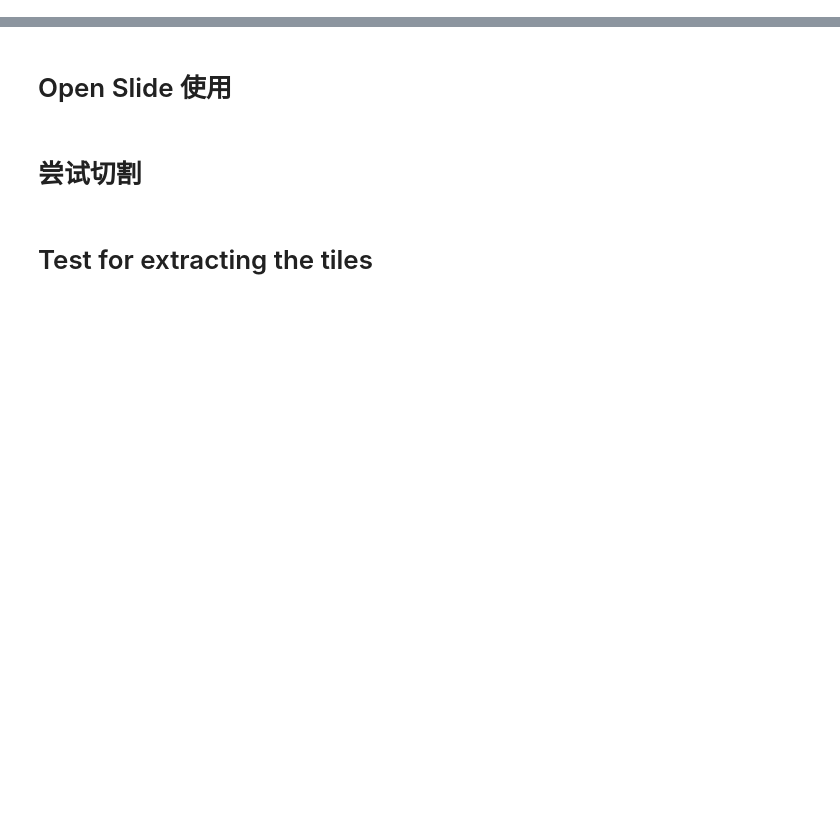
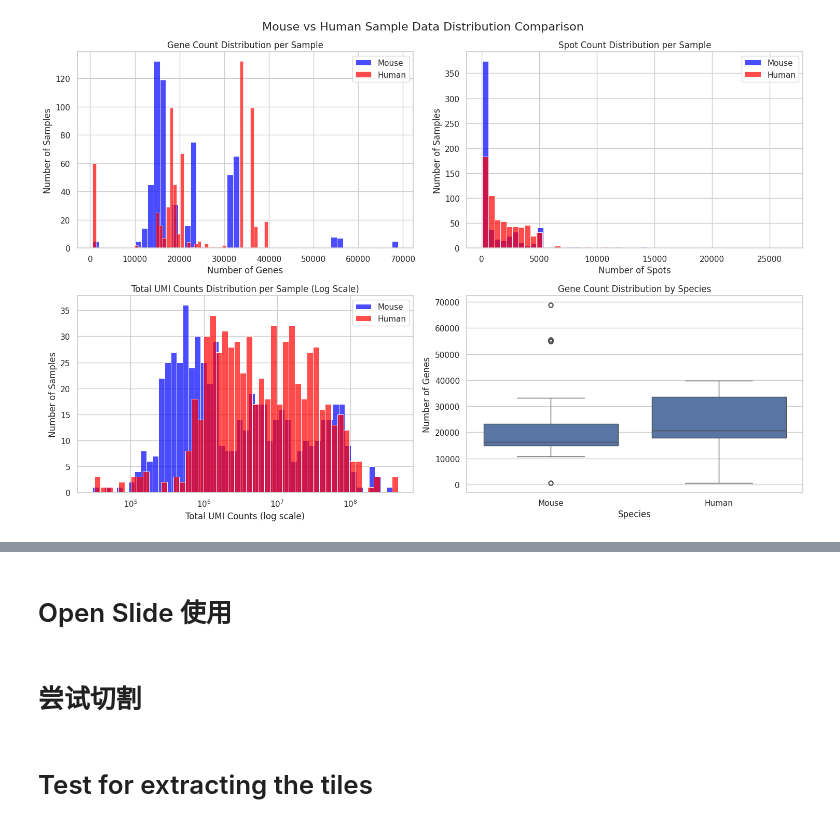
Before and after one commit to Biogod2020/ADiffusion, a Jupyter notebook: t1_data_test_view.ipynb, the cells around one changed output, grey strips where cells are left out. Cells and saved outputs as stored; diff of their text form; code cells hidden in the pictures; blank space fills up the shorter version.

```diff
--- a/t1_data_test_view.ipynb
+++ b/t1_data_test_view.ipynb
@@ -46,0 +230,91 @@ dataset.meta_df['species'].value_counts()
+# %%
+# Create separate statistics for mouse and human samples
+mouse_stats = []
+human_stats = []
+
+# Separate mouse and human sample statistics
+for stat in per_sample_stats:
+    sample_id = stat['sample_id']
+    # Find the corresponding sample object
+    sample_obj = next((s for s in all_samples if s.sample_id == sample_id), None)
+    if sample_obj:
+        # Load metadata to get species information
+        try:
+            sample_obj.load_st_data(lazy=True)
+            species = sample_obj.metadata_dict.get('species', 'Unknown')
+            stat_copy = stat.copy()
+            stat_copy['species'] = species
+
+            if species == 'Mus musculus':
+                mouse_stats.append(stat_copy)
+            elif species == 'Homo sapiens':
+                human_stats.append(stat_copy)
+        except:
+            continue
+
+# Convert to DataFrames
+mouse_df = pd.DataFrame(mouse_stats)
+human_df = pd.DataFrame(human_stats)
+
+print(f"Mouse samples: {len(mouse_df)}")
+print(f"Human samples: {len(human_df)}")
+
+# Create visualization comparing mouse and human distributions
+fig, axes = plt.subplots(2, 2, figsize=(15, 10))
+fig.suptitle('Mouse vs Human Sample Data Distribution Comparison', fontsize=16)
+
+# Plot 1: Gene count distribution comparison
+sns.histplot(data=mouse_df, x='n_genes', bins=50, alpha=0.7, label='Mouse', color='blue', ax=axes[0,0])
+sns.histplot(data=human_df, x='n_genes', bins=50, alpha=0.7, label='Human', color='red', ax=axes[0,0])
+axes[0,0].set_title('Gene Count Distribution per Sample')
+axes[0,0].set_xlabel('Number of Genes')
+axes[0,0].set_ylabel('Number of Samples')
+axes[0,0].legend()
+
+# Plot 2: Spot count distribution comparison
+sns.histplot(data=mouse_df, x='n_spots', bins=50, alpha=0.7, label='Mouse', color='blue', ax=axes[0,1])
+sns.histplot(data=human_df, x='n_spots', bins=50, alpha=0.7, label='Human', color='red', ax=axes[0,1])
+axes[0,1].set_title('Spot Count Distribution per Sample')
+axes[0,1].set_xlabel('Number of Spots')
+axes[0,1].set_ylabel('Number of Samples')
+axes[0,1].legend()
+
+# Plot 3: Total counts distribution comparison (log scale)
+mouse_total_counts = [float(c) for c in mouse_df['total_counts']]
+human_total_counts = [float(c) for c in human_df['total_counts']]
+
+sns.histplot(x=mouse_total_counts, bins=50, alpha=0.7, label='Mouse', color='blue', log_scale=True, ax=axes[1,0])
+sns.histplot(x=human_total_counts, bins=50, alpha=0.7, label='Human', color='red', log_scale=True, ax=axes[1,0])
+axes[1,0].set_title('Total UMI Counts Distribution per Sample (Log Scale)')
+axes[1,0].set_xlabel('Total UMI Counts (log scale)')
+axes[1,0].set_ylabel('Number of Samples')
+axes[1,0].legend()
+
+# Plot 4: Box plot comparison of key metrics
+comparison_data = []
+for _, row in mouse_df.iterrows():
+    comparison_data.append({'Species': 'Mouse', 'n_genes': row['n_genes'], 'n_spots': row['n_spots'], 'total_counts': float(row['total_counts'])})
+for _, row in human_df.iterrows():
+    comparison_data.append({'Species': 'Human', 'n_genes': row['n_genes'], 'n_spots': row['n_spots'], 'total_counts': float(row['total_counts'])})
+
+comparison_df = pd.DataFrame(comparison_data)
+sns.boxplot(data=comparison_df, x='Species', y='n_genes', ax=axes[1,1])
+axes[1,1].set_title('Gene Count Distribution by Species')
+axes[1,1].set_ylabel('Number of Genes')
+
+plt.tight_layout()
+plt.show()
+
+# Print summary statistics
+print("\n--- Mouse Samples Summary ---")
+print(f"Number of samples: {len(mouse_df)}")
+print(f"Mean genes per sample: {mouse_df['n_genes'].mean():.0f}")
+print(f"Mean spots per sample: {mouse_df['n_spots'].mean():.0f}")
+print(f"Mean total counts per sample: {np.mean(mouse_total_counts):.0f}")
+
+print("\n--- Human Samples Summary ---")
+print(f"Number of samples: {len(human_df)}")
+print(f"Mean genes per sample: {human_df['n_genes'].mean():.0f}")
+print(f"Mean spots per sample: {human_df['n_spots'].mean():.0f}")
+print(f"Mean total counts per sample: {np.mean(human_total_counts):.0f}")
+# %% [output]
@@ -46,0 +323 @@ dataset.meta_df['species'].value_counts()
+[figure, added]
```
Also changed, not shown: parts of 16 cells of this notebook, 1 other file.
